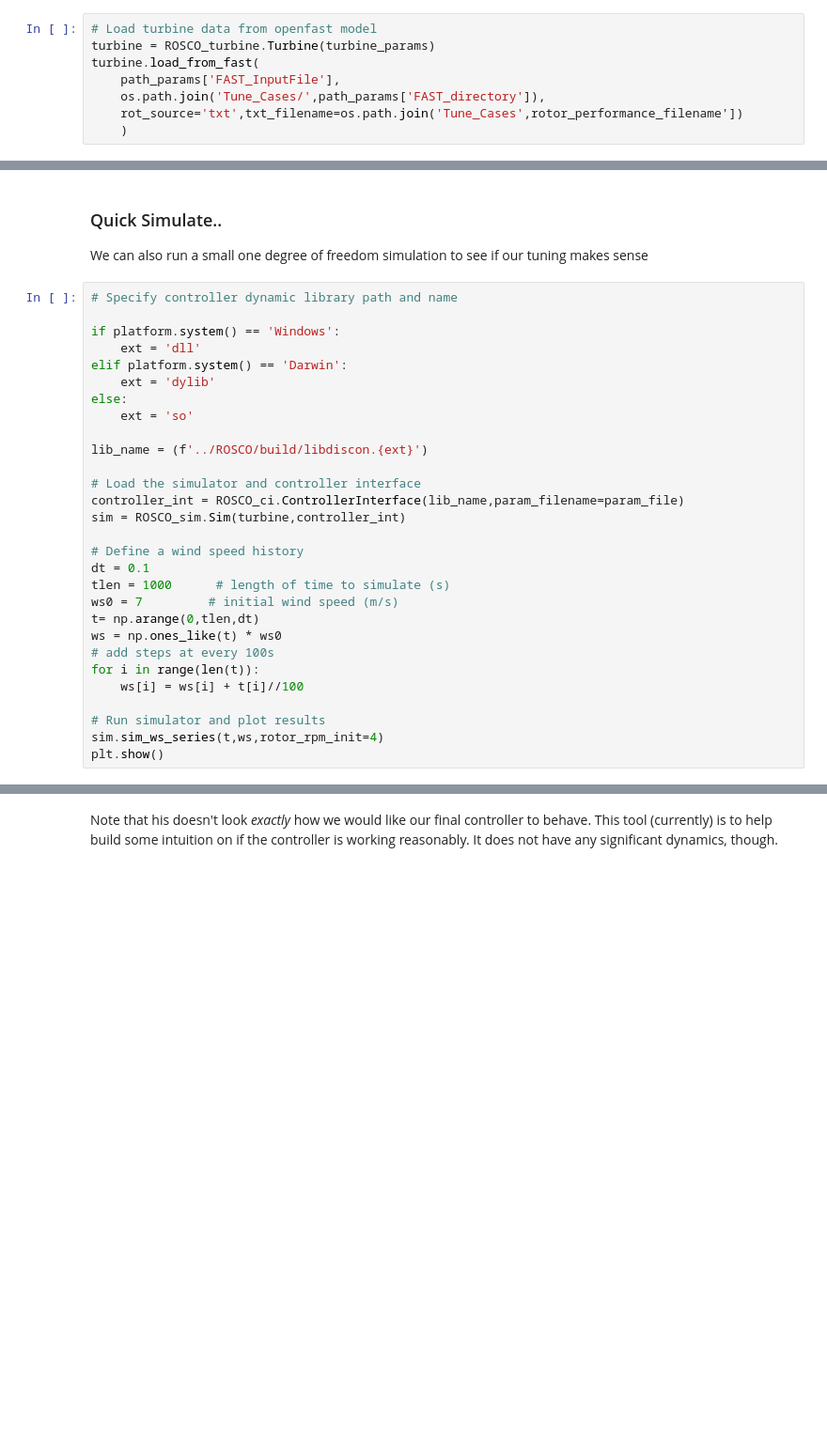
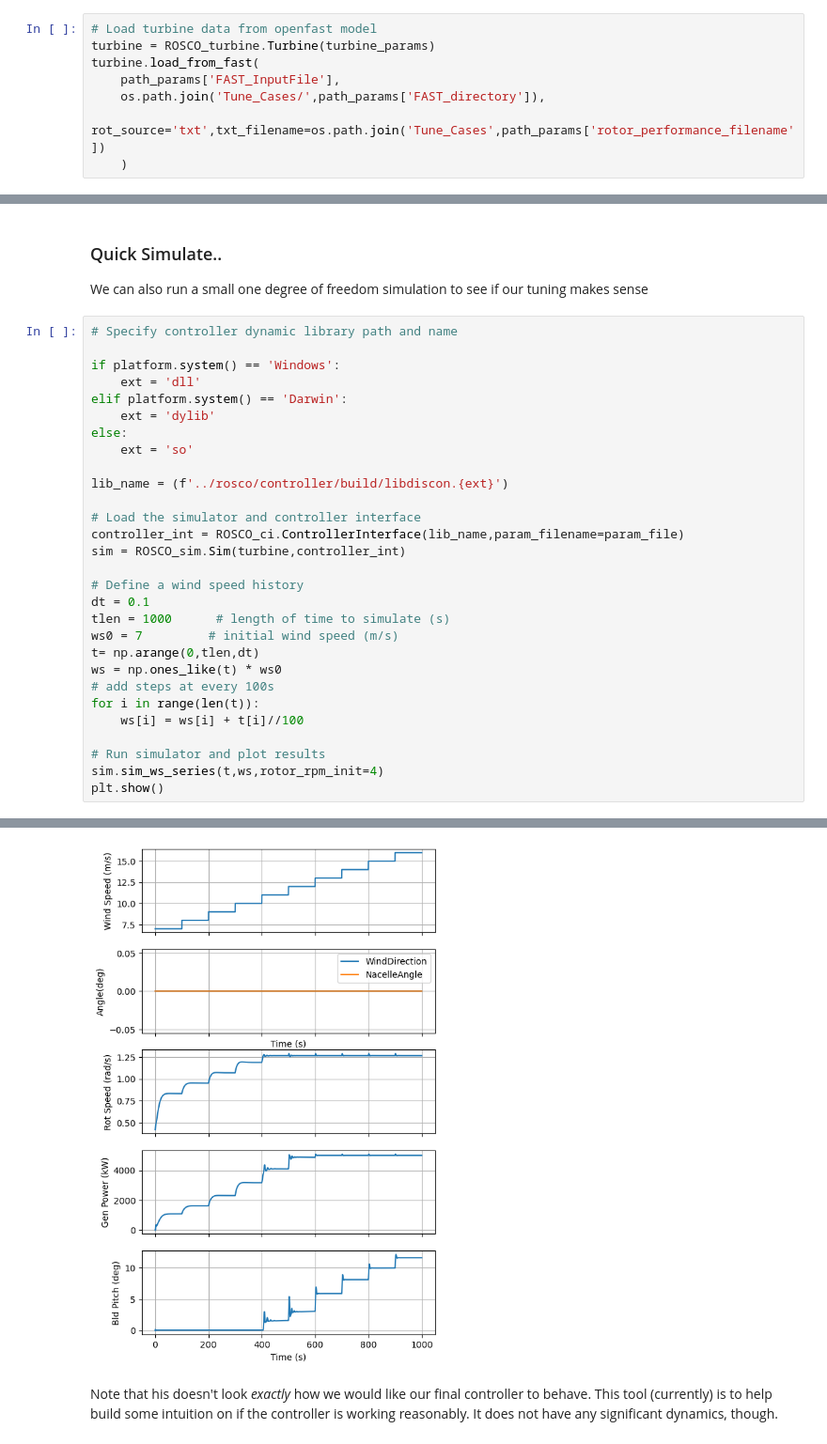
Before and after one commit to NREL/ROSCO, a Jupyter notebook: Examples/ROSCO_walkthrough.ipynb, the cells around one changed output, grey strips where cells are left out. Shown at 94% size. Cells and saved outputs as stored; diff of their text form; blank space fills up the shorter version.

```diff
--- a/Examples/ROSCO_walkthrough.ipynb
+++ b/Examples/ROSCO_walkthrough.ipynb
@@ -85,6 +85,6 @@ turbine = ROSCO_turbine.Turbine(turbine_params)
 turbine.load_from_fast(
     path_params['FAST_InputFile'],
     os.path.join('Tune_Cases/',path_params['FAST_directory']),
-    rot_source='txt',txt_filename=os.path.join('Tune_Cases',rotor_performance_filename'])
+    rot_source='txt',txt_filename=os.path.join('Tune_Cases',path_params['rotor_performance_filename'])
     )
 # %% [output]
@@ -162,7 +190,7 @@ elif platform.system() == 'Darwin':
 else:
     ext = 'so'
 
-lib_name = (f'../ROSCO/build/libdiscon.{ext}')
+lib_name = (f'../rosco/controller/build/libdiscon.{ext}')
 
 # Load the simulator and controller interface
 controller_int = ROSCO_ci.ControllerInterface(lib_name,param_filename=param_file)
@@ -181,3 +209,4 @@ for i in range(len(t)):
 # Run simulator and plot results
 sim.sim_ws_series(t,ws,rotor_rpm_init=4)
 plt.show()
+# %% [output]
@@ -184,3 +230,4 @@ plt.show()
+[figure, added]
 # %% [markdown]
 Note that his doesn't look _exactly_ how we would like our final controller to behave. This tool (currently) is to help build some intuition on if the controller is working reasonably. It does not have any significant dynamics, though.
 # %% [markdown]
```
Also changed, not shown: parts of 8 cells of this notebook.
